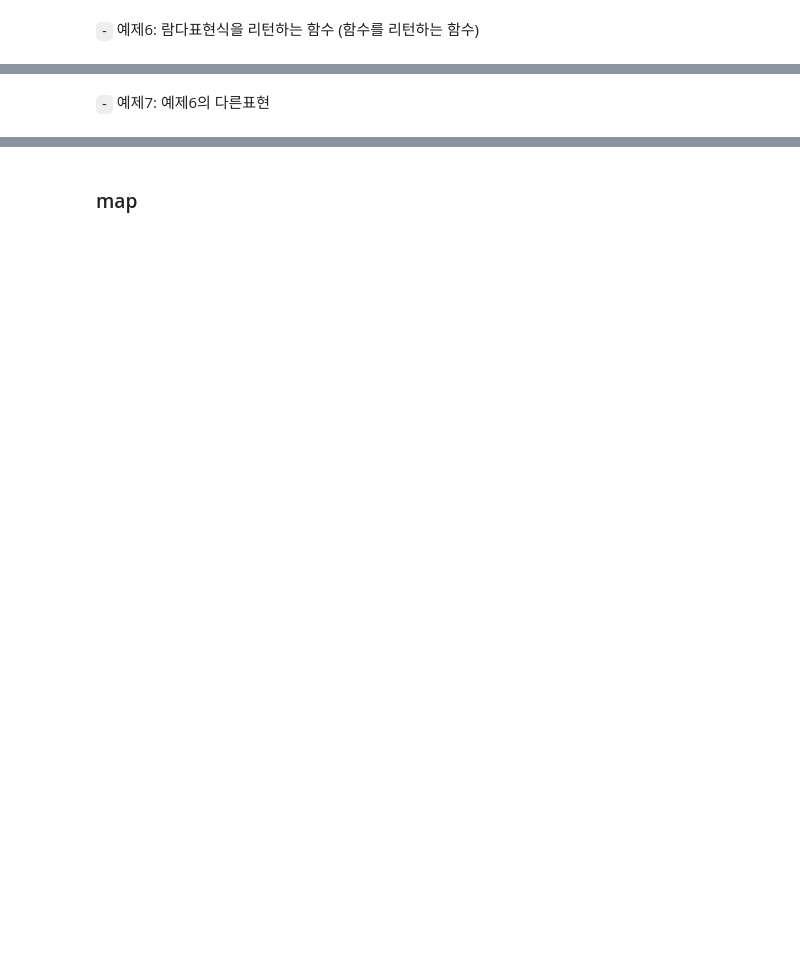
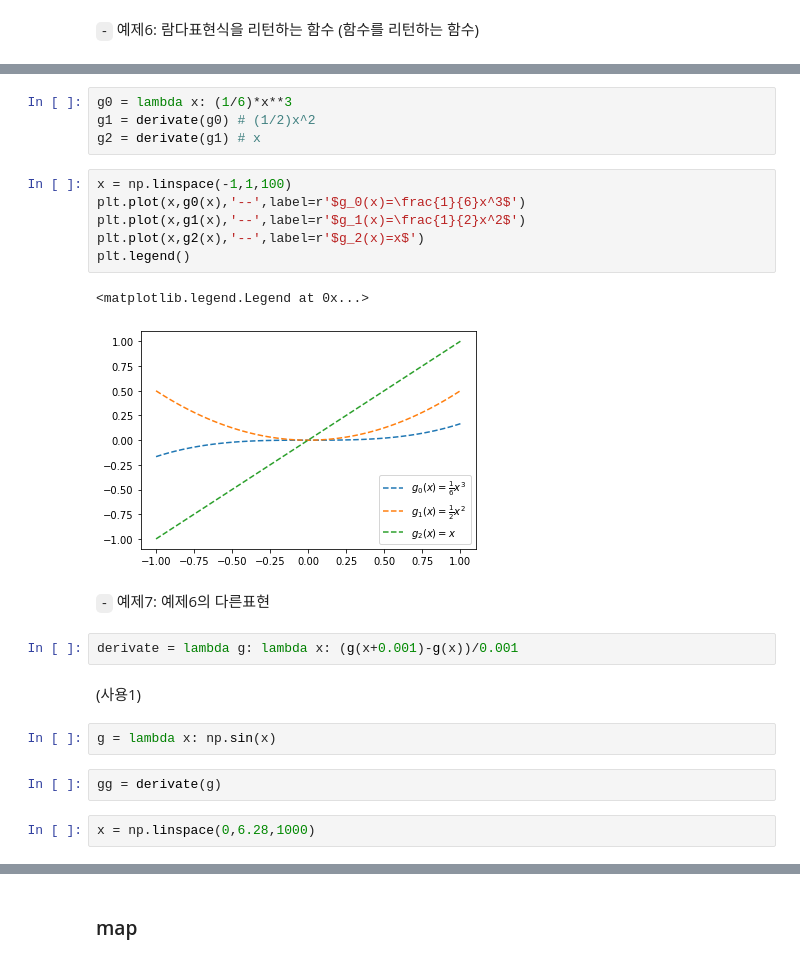
Before and after one commit to guebin/DV2022_backup, a Jupyter notebook: _notebooks/2022-10-12-(6주차) 10월12일.ipynb, the cells around one changed output, grey strips where cells are left out. Cells and saved outputs as stored; diff of their text form; blank space fills up the shorter version.

```diff
--- a/_notebooks/2022-10-12-(6주차) 10월12일.ipynb
+++ b/_notebooks/2022-10-12-(6주차) 10월12일.ipynb
@@ -26,2 +138,25 @@
+# %%
+g0 = lambda x: (1/6)*x**3
+g1 = derivate(g0) # (1/2)x^2
+g2 = derivate(g1) # x
+# %%
+x = np.linspace(-1,1,100)
+plt.plot(x,g0(x),'--',label=r'$g_0(x)=\frac{1}{6}x^3$')
+plt.plot(x,g1(x),'--',label=r'$g_1(x)=\frac{1}{2}x^2$')
+plt.plot(x,g2(x),'--',label=r'$g_2(x)=x$')
+plt.legend()
+# %% [output]
+<matplotlib.legend.Legend at 0x...>
+[figure, added]
 # %% [markdown]
 `-` 예제7: 예제6의 다른표현
+# %%
+derivate = lambda g: lambda x: (g(x+0.001)-g(x))/0.001
+# %% [markdown]
+(사용1)
+# %%
+g = lambda x: np.sin(x)
+# %%
+gg = derivate(g)
+# %%
+x = np.linspace(0,6.28,1000)
```
Also changed, not shown: parts of 91 cells of this notebook, 1 other file.
